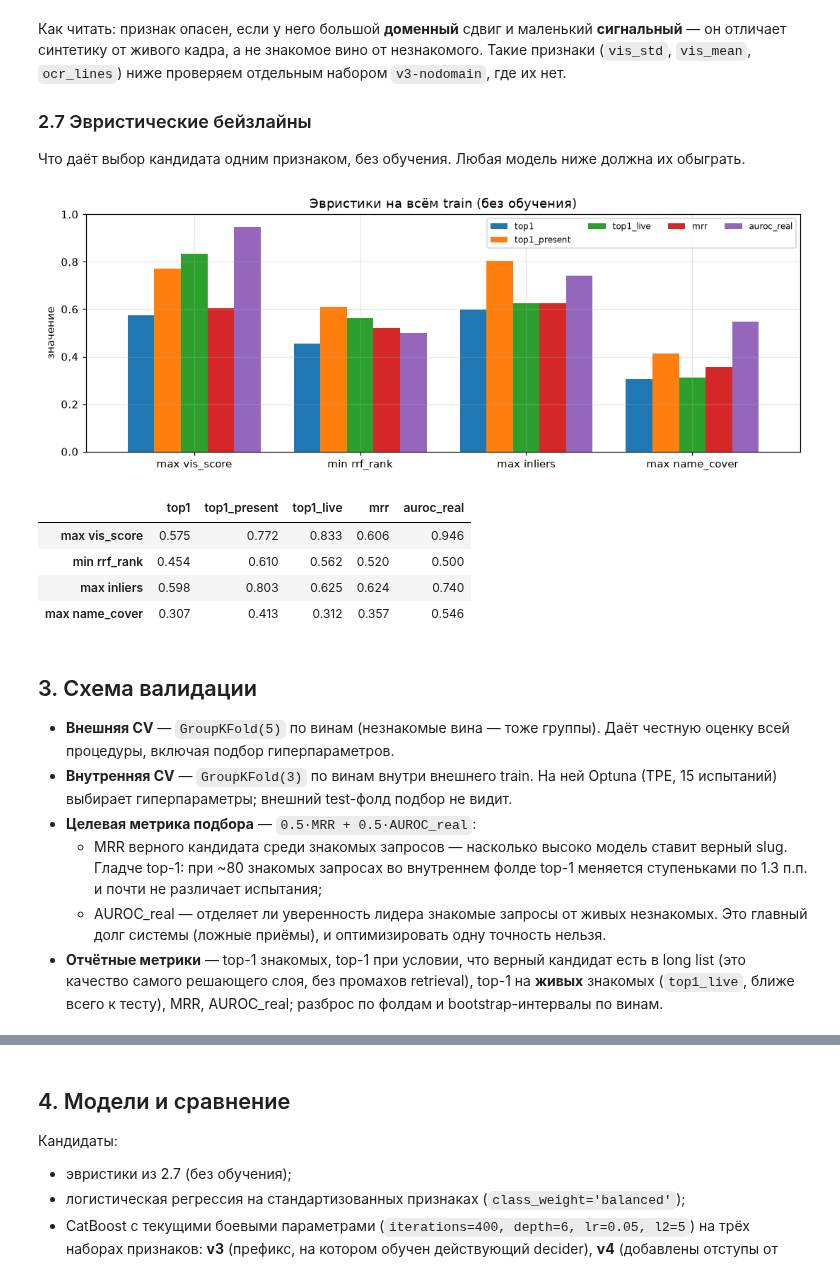
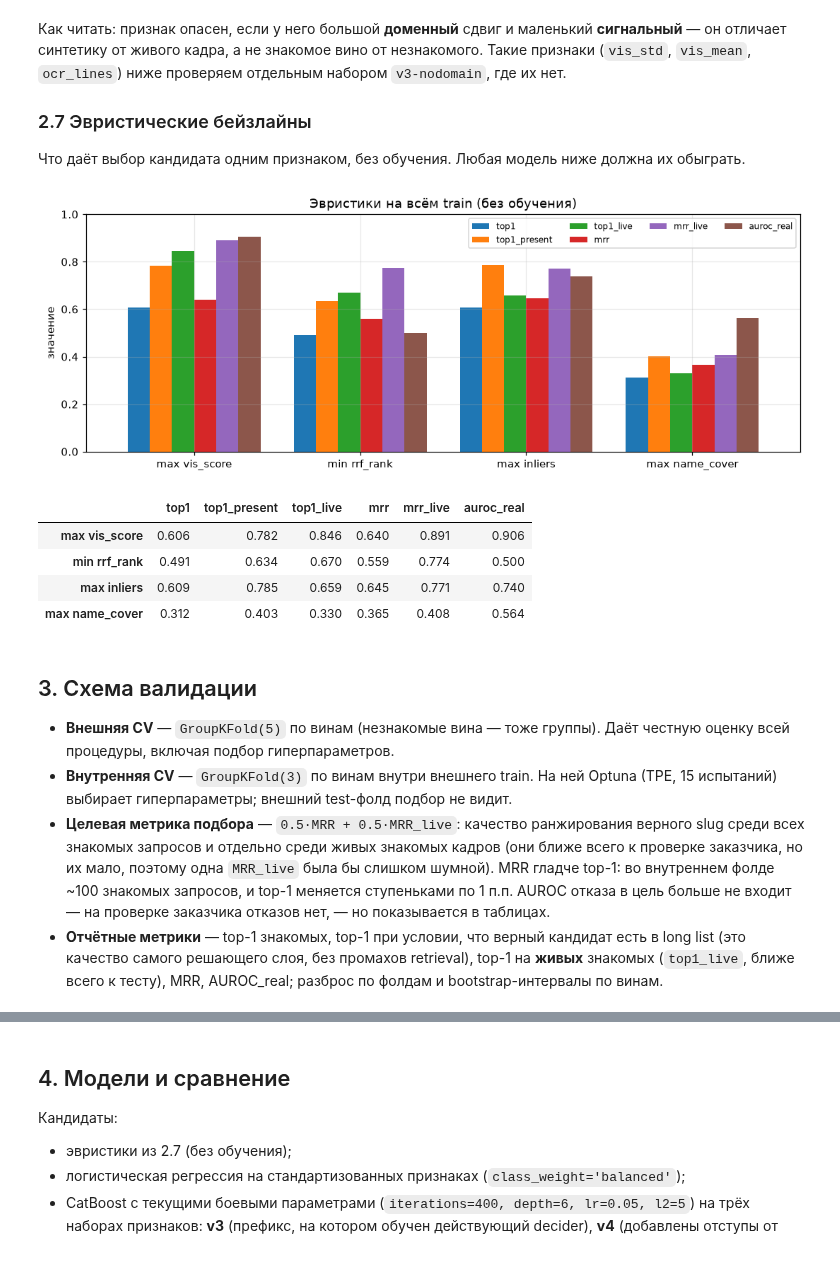
Before and after one commit to Izymka/rshb_my_wine_app, a Jupyter notebook: notebooks/06_decider_eda_and_training.ipynb, the cells around one changed output, grey strips where cells are left out. Drawn from its saved outputs; the diff is of its cells as text; code cells hidden in the pictures.

```diff
--- a/notebooks/06_decider_eda_and_training.ipynb
+++ b/notebooks/06_decider_eda_and_training.ipynb
@@ -97,6 +103,16 @@ holdout = [q for q in by_query if is_holdout(q)]
 for q in holdout: del by_query[q]
 assert not any(is_holdout(q) for q in by_query)
 print('исключено holdout-запросов:', len(holdout))
+
+# Живые кадры в train могут быть другими фотографиями вина, которое есть в тесте (Chateau
+# Tamagne в data/own). Тест меряет живые кадры вин, поэтому такие кадры в обучении завышают
+# его результат. Синтетика из каталожных картинок остаётся: каталог — разрешённый материал.
+test_manifest = pd.read_csv('data/test/manifest.csv', dtype=str, keep_default_na=False)
+test_wines = set(test_manifest.true_slug) - {''}
+same_wine = [q for q, rows in by_query.items()
+             if rows[0].true_id in test_wines and rows[0].group.startswith('live-')]
+for q in same_wine: del by_query[q]
+print('исключено живых кадров вин из теста:', len(same_wine))
 
 catalog = pd.read_csv('data/catalog/catalog.csv')
 TD.FAMILIES.update(dict(zip(catalog['slug'], catalog['winery'], strict=True)))
@@ -445,41 +457,43 @@ def query_metrics(score_of, qs):
             true_score = scores[labels == 1].max()
             rr.append(1.0 / (1 + int((scores > true_score).sum())))
         else:
             rr.append(0.0)
         known.append(not by_query[q][0].true_id.startswith(TD.UNKNOWN_PREFIX))
     top_score, correct, rr, known = map(np.asarray, (top_score, correct, rr, known))
     present = np.asarray([LABELS[q].any() for q in qs], bool)
     live = np.asarray([GROUP[q].startswith('live-') for q in qs], bool)
     auroc = (roc_auc_score(np.r_[np.ones(known.sum()), np.zeros((~known).sum())],
                            np.r_[top_score[known], top_score[~known]])
              if known.any() and (~known).any() else np.nan)
     return {'top1': correct[known].mean(), 'top1_present': correct[known & present].mean(),
             'top1_live': correct[known & live].mean() if (known & live).any() else np.nan,
-            'mrr': rr[known].mean(), 'auroc_real': auroc,
+            'mrr': rr[known].mean(),
+            'mrr_live': rr[known & live].mean() if (known & live).any() else np.nan,
+            'auroc_real': auroc,
             'top_score': top_score, 'correct': correct, 'rr': rr, 'known': known}
 
 heuristics = {
     'max vis_score': lambda q: FULL[q][:, COL['vis_score']],
     'min rrf_rank': lambda q: -FULL[q][:, COL['rrf_rank']],
     'max inliers': lambda q: FULL[q][:, COL['inliers']] + 1e-3 * FULL[q][:, COL['vis_score']],
     'max name_cover': lambda q: FULL[q][:, COL['name_cover']] + 1e-3 * FULL[q][:, COL['vis_score']],
 }
-METRICS = ('top1', 'top1_present', 'top1_live', 'mrr', 'auroc_real')
+METRICS = ('top1', 'top1_present', 'top1_live', 'mrr', 'mrr_live', 'auroc_real')
 baseline_table = pd.DataFrame({name: {k: v for k, v in query_metrics(f, queries).items()
                                       if k in METRICS}
                                for name, f in heuristics.items()}).T
 ax = baseline_table.plot.bar(figsize=(10, 3.8), rot=0, width=.8)
 ax.set(ylim=(0, 1), title='Эвристики на всём train (без обучения)', ylabel='значение')
 ax.legend(ncol=4, fontsize=8, loc='upper right')
 plt.tight_layout(); plt.show()
 display(styled(baseline_table, good=list(baseline_table.columns)))
 # %% [output]
-[figure, old version]
+[figure, new version]
-|  | top1 | top1_present | top1_live | mrr | auroc_real |
-| max vis_score | 0.575 | 0.772 | 0.833 | 0.606 | 0.946 |
-| min rrf_rank | 0.454 | 0.610 | 0.562 | 0.520 | 0.500 |
-| max inliers | 0.598 | 0.803 | 0.625 | 0.624 | 0.740 |
-| max name_cover | 0.307 | 0.413 | 0.312 | 0.357 | 0.546 |
+|  | top1 | top1_present | top1_live | mrr | mrr_live | auroc_real |
+| max vis_score | 0.606 | 0.782 | 0.846 | 0.640 | 0.891 | 0.906 |
+| min rrf_rank | 0.491 | 0.634 | 0.670 | 0.559 | 0.774 | 0.500 |
+| max inliers | 0.609 | 0.785 | 0.659 | 0.645 | 0.771 | 0.740 |
+| max name_cover | 0.312 | 0.403 | 0.330 | 0.365 | 0.408 | 0.564 |
 # %% [markdown]
 ## 3. Схема валидации
 
@@ -487,12 +501,12 @@ display(styled(baseline_table, good=list(baseline_table.columns)))
   оценку всей процедуры, включая подбор гиперпараметров.
 * **Внутренняя CV** — `GroupKFold(3)` по винам внутри внешнего train. На ней Optuna (TPE,
   15 испытаний) выбирает гиперпараметры; внешний test-фолд подбор не видит.
-* **Целевая метрика подбора** — `0.5·MRR + 0.5·AUROC_real`:
-  * MRR верного кандидата среди знакомых запросов — насколько высоко модель ставит верный
-    slug. Гладче top-1: при ~80 знакомых запросах во внутреннем фолде top-1 меняется
-    ступеньками по 1.3 п.п. и почти не различает испытания;
-  * AUROC_real — отделяет ли уверенность лидера знакомые запросы от живых незнакомых. Это
-    главный долг системы (ложные приёмы), и оптимизировать одну точность нельзя.
+* **Целевая метрика подбора** — `0.5·MRR + 0.5·MRR_live`: качество ранжирования верного
+  slug среди всех знакомых запросов и отдельно среди живых знакомых кадров (они ближе всего к
+  проверке заказчика, но их мало, поэтому одна `MRR_live` была бы слишком шумной). MRR гладче
+  top-1: во внутреннем фолде ~100 знакомых запросов, и top-1 меняется ступеньками по 1 п.п.
+  AUROC отказа в цель больше не входит — на проверке заказчика отказов нет, — но
+  показывается в таблицах.
 * **Отчётные метрики** — top-1 знакомых, top-1 при условии, что верный кандидат есть в
   long list (это качество самого решающего слоя, без промахов retrieval), top-1 на **живых**
   знакомых (`top1_live`, ближе всего к тесту), MRR, AUROC_real; разброс по фолдам и
```
Also changed, not shown: parts of 28 cells of this notebook, 3 other files.
